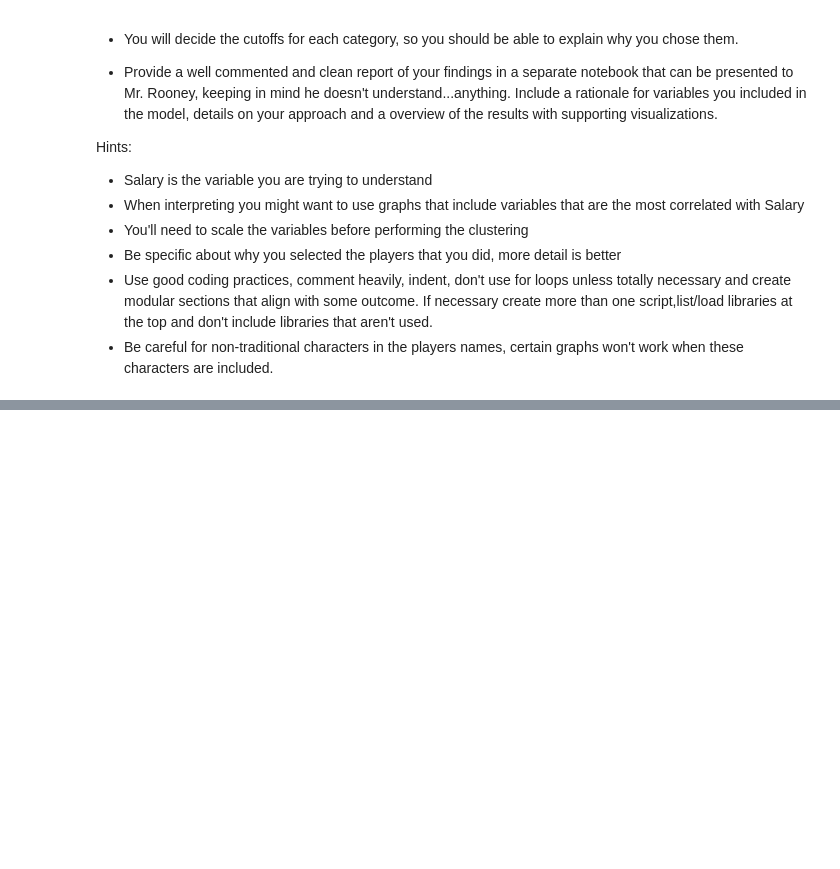
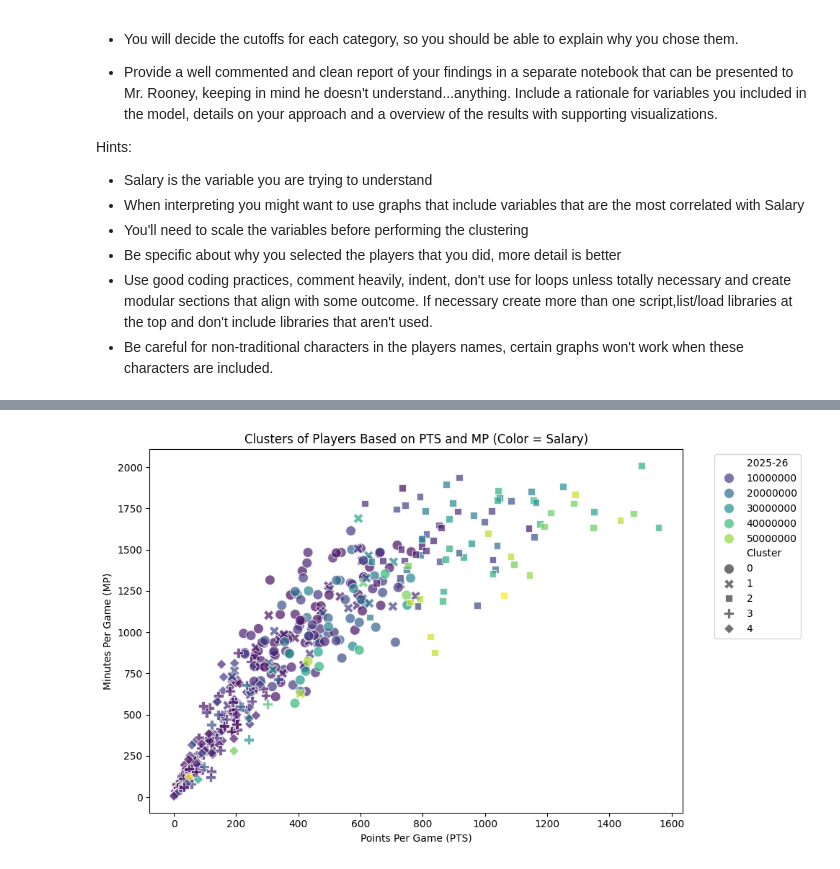
Before and after one commit to JedDataScience/week_6, a Jupyter notebook: Lab-Clustering.ipynb, the cells around one changed output, grey strips where cells are left out. Saved outputs shown, nothing was run; the diff lists cells and outputs as text; code cells hidden in the pictures; blank space fills up the shorter version.

```diff
--- a/Lab-Clustering.ipynb
+++ b/Lab-Clustering.ipynb
@@ -42,3 +44,7 @@ merged_data = pd.merge(salary_data, stats, on='Player')
 # %%
 #Drop variables that will not be needed or are duplicates
 duplicates = merged_data[merged_data.duplicated(subset=['Player'], keep=False)]
+
+# Keep the row with the highest G for each Player
+df_final = (merged_data.sort_values('G', ascending=False).drop_duplicates(subset='Player', keep='first').reset_index(drop=True))
+df_final['2025-26'] = df_final['2025-26'].str.replace('$', '', regex=False).str.replace(',', '').astype(float)
@@ -45,2 +54,13 @@ duplicates = merged_data[merged_data.duplicated(subset=['Player'], keep=False)]
+# %%
+# selecting only the numeric columns for clustering/columns that are relevant for clustering
+df_final_cst = df_final.copy().drop(columns=['2025-26','Player', 'Tm', 'Team', 'Pos', 'Awards', 'Player-additional', 'Trp-Dbl']).fillna(0)
+
+#Scaling the data with StandardScaler
+scaler = sk.preprocessing.StandardScaler()
+df_final_cst_scaled = scaler.fit_transform(df_final_cst)
 # %%
 #Run the clustering algo with your best guess for K
+kmeans = sk.cluster.KMeans(n_clusters=5, random_state=42)
+kmeans.fit(df_final_cst_scaled)
+# Add cluster labels to the original dataframe
+df_final['Cluster'] = kmeans.labels_
@@ -51,0 +95,15 @@ duplicates = merged_data[merged_data.duplicated(subset=['Player'], keep=False)]
+# %%
+#Create a visualization of the results with 2 or 3 variables that you think will best
+#differentiate the clusters
+plt.figure(figsize=(10, 6))
+sns.scatterplot(data=df_final, x='PTS', y='MP',
+                hue='2025-26', style='Cluster',
+                palette='viridis', s=100, alpha=0.7)
+plt.xlabel('Points Per Game (PTS)')
+plt.ylabel('Minutes Per Game (MP)')
+plt.title('Clusters of Players Based on PTS and MP (Color = Salary)')
+plt.legend(bbox_to_anchor=(1.05, 1), loc='upper left')
+plt.tight_layout()
+plt.show()
+# %% [output]
+[figure, added]
```
Also changed, not shown: parts of 6 cells of this notebook.
